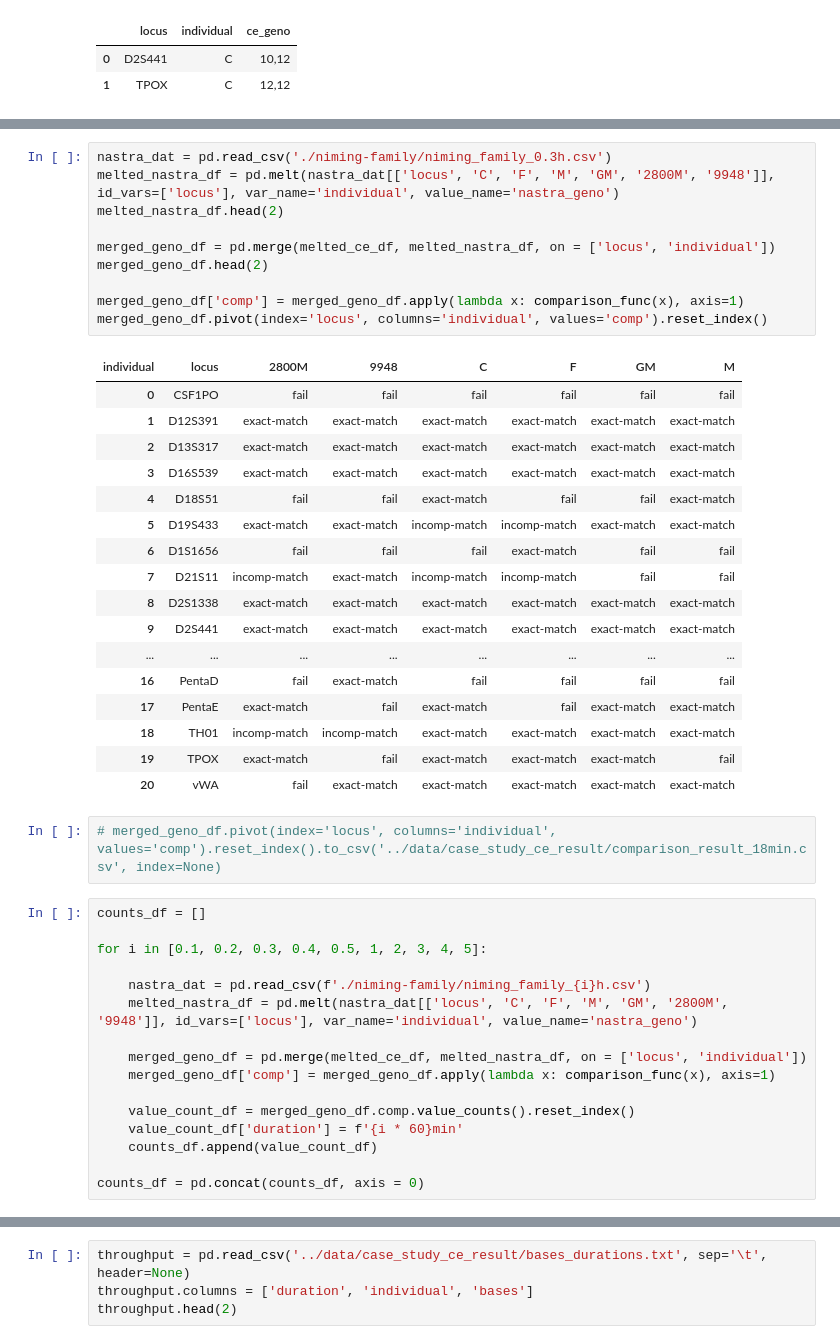
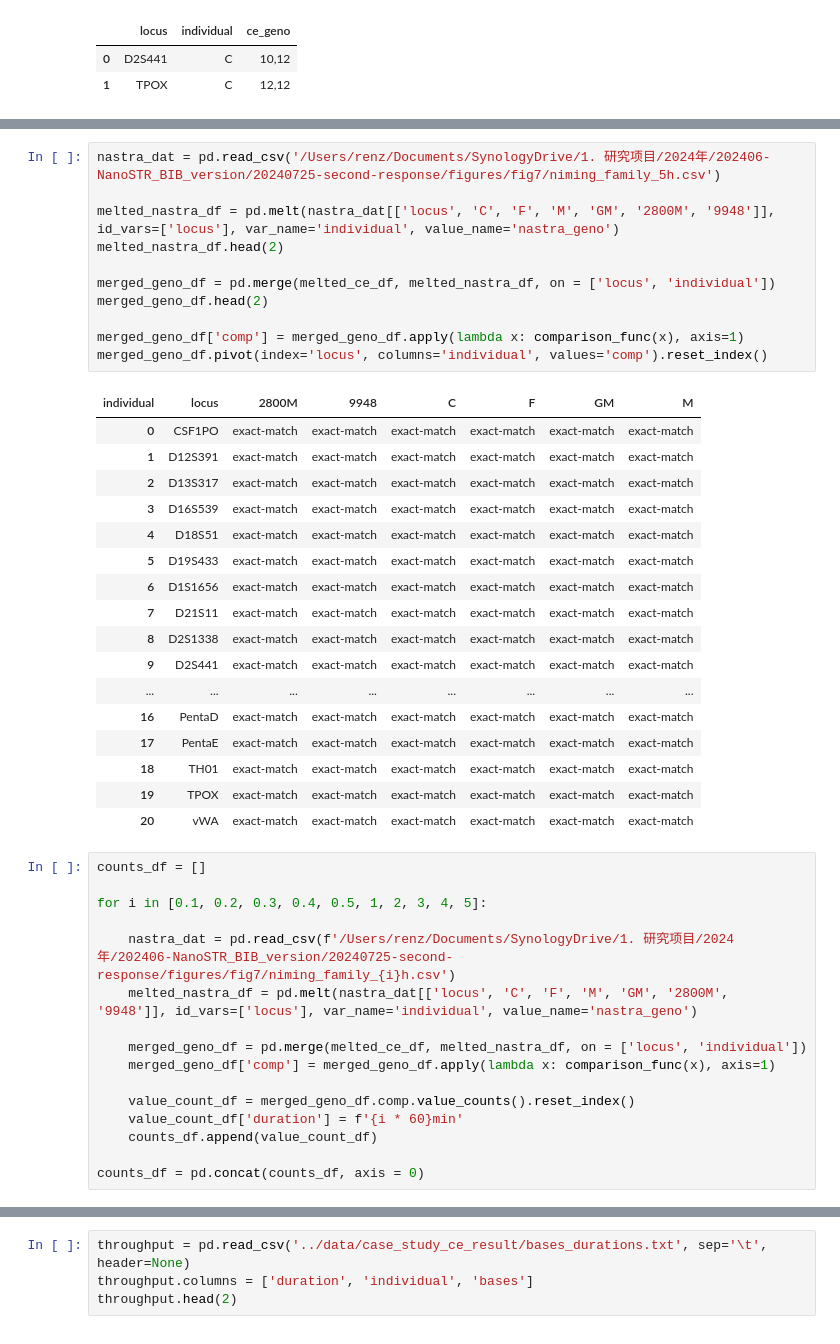
Before and after one commit to renzilin/NASTRA, a Jupyter notebook: paternity_index_calculation/genotyping_result_summary.ipynb, the cells around one changed output, grey strips where cells are left out. Cells and saved outputs as stored; diff of their text form.

Commit message:
new version for incomplete unit

```diff
--- a/paternity_index_calculation/genotyping_result_summary.ipynb
+++ b/paternity_index_calculation/genotyping_result_summary.ipynb
@@ -63,39 +83,38 @@ melted_ce_df.head(2)
 # %%
-nastra_dat = pd.read_csv('./niming-family/niming_family_0.3h.csv')
+nastra_dat = pd.read_csv('/Users/renz/Documents/SynologyDrive/1. 研究项目/2024年/202406-NanoSTR_BIB_version/20240725-second-response/figures/fig7/niming_family_5h.csv')
+
 melted_nastra_df = pd.melt(nastra_dat[['locus', 'C', 'F', 'M', 'GM', '2800M', '9948']], id_vars=['locus'], var_name='individual', value_name='nastra_geno')
 melted_nastra_df.head(2)
 
 merged_geno_df = pd.merge(melted_ce_df, melted_nastra_df, on = ['locus', 'individual'])
 merged_geno_df.head(2)
 
 merged_geno_df['comp'] = merged_geno_df.apply(lambda x: comparison_func(x), axis=1)
 merged_geno_df.pivot(index='locus', columns='individual', values='comp').reset_index()
 # %% [output]
 | individual | locus | 2800M | 9948 | C | F | GM | M |
-| 0 | CSF1PO | fail | fail | fail | fail | fail | fail |
+| 0 | CSF1PO | exact-match | exact-match | exact-match | exact-match | exact-match | exact-match |
 | 1 | D12S391 | exact-match | exact-match | exact-match | exact-match | exact-match | exact-match |
 | 2 | D13S317 | exact-match | exact-match | exact-match | exact-match | exact-match | exact-match |
 | 3 | D16S539 | exact-match | exact-match | exact-match | exact-match | exact-match | exact-match |
-| 4 | D18S51 | fail | fail | exact-match | fail | fail | exact-match |
-| 5 | D19S433 | exact-match | exact-match | incomp-match | incomp-match | exact-match | exact-match |
-| 6 | D1S1656 | fail | fail | fail | exact-match | fail | fail |
-| 7 | D21S11 | incomp-match | exact-match | incomp-match | incomp-match | fail | fail |
+| 4 | D18S51 | exact-match | exact-match | exact-match | exact-match | exact-match | exact-match |
+| 5 | D19S433 | exact-match | exact-match | exact-match | exact-match | exact-match | exact-match |
+| 6 | D1S1656 | exact-match | exact-match | exact-match | exact-match | exact-match | exact-match |
+| 7 | D21S11 | exact-match | exact-match | exact-match | exact-match | exact-match | exact-match |
 | 8 | D2S1338 | exact-match | exact-match | exact-match | exact-match | exact-match | exact-match |
 | 9 | D2S441 | exact-match | exact-match | exact-match | exact-match | exact-match | exact-match |
 | ... | ... | ... | ... | ... | ... | ... | ... |
-| 16 | PentaD | fail | exact-match | fail | fail | fail | fail |
-| 17 | PentaE | exact-match | fail | exact-match | fail | exact-match | exact-match |
-| 18 | TH01 | incomp-match | incomp-match | exact-match | exact-match | exact-match | exact-match |
-| 19 | TPOX | exact-match | fail | exact-match | exact-match | exact-match | fail |
-| 20 | vWA | fail | exact-match | exact-match | exact-match | exact-match | exact-match |
+| 16 | PentaD | exact-match | exact-match | exact-match | exact-match | exact-match | exact-match |
+| 17 | PentaE | exact-match | exact-match | exact-match | exact-match | exact-match | exact-match |
+| 18 | TH01 | exact-match | exact-match | exact-match | exact-match | exact-match | exact-match |
+| 19 | TPOX | exact-match | exact-match | exact-match | exact-match | exact-match | exact-match |
+| 20 | vWA | exact-match | exact-match | exact-match | exact-match | exact-match | exact-match |
-# %%
-# merged_geno_df.pivot(index='locus', columns='individual', values='comp').reset_index().to_csv('../data/case_study_ce_result/comparison_result_18min.csv', index=None)
 # %%
 counts_df = []
 
 for i in [0.1, 0.2, 0.3, 0.4, 0.5, 1, 2, 3, 4, 5]:
 
-    nastra_dat = pd.read_csv(f'./niming-family/niming_family_{i}h.csv')
+    nastra_dat = pd.read_csv(f'/Users/renz/Documents/SynologyDrive/1. 研究项目/2024年/202406-NanoSTR_BIB_version/20240725-second-response/figures/fig7/niming_family_{i}h.csv')
     melted_nastra_df = pd.melt(nastra_dat[['locus', 'C', 'F', 'M', 'GM', '2800M', '9948']], id_vars=['locus'], var_name='individual', value_name='nastra_geno')
 
     merged_geno_df = pd.merge(melted_ce_df, melted_nastra_df, on = ['locus', 'individual'])
```
Also changed, not shown: parts of 16 cells of this notebook, 2 other files.
